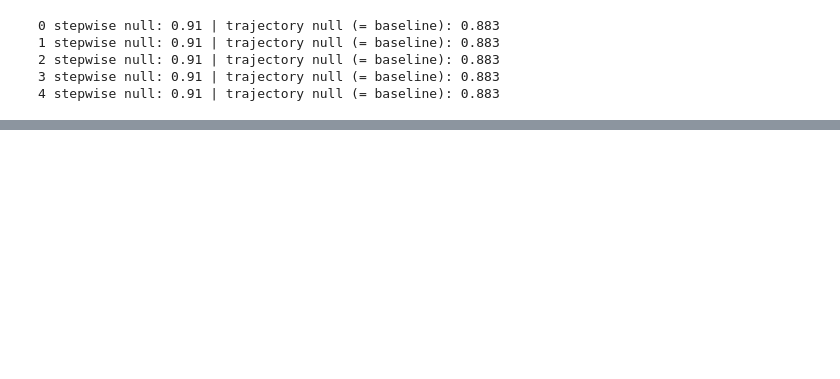
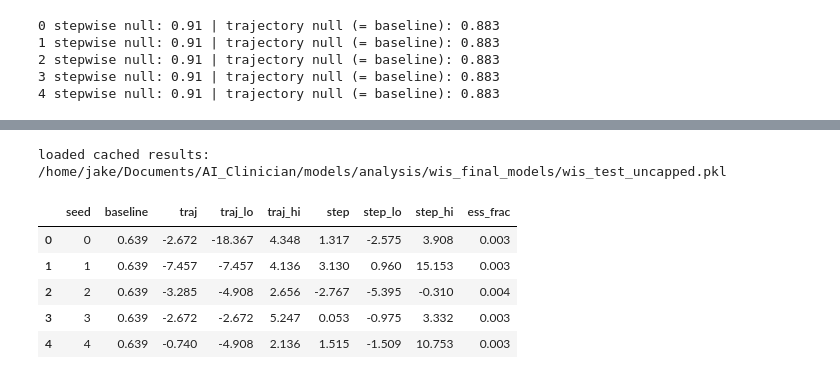
Before and after one commit to jakeormond/ai_clinician_pediatric_rl, a Jupyter notebook: src/rl/evaluate_wis.ipynb, the cells around one changed output, grey strips where cells are left out. Cells and saved outputs as stored; diff of their text form; code cells hidden in the pictures; blank space fills up the shorter version.

```diff
--- a/src/rl/evaluate_wis.ipynb
+++ b/src/rl/evaluate_wis.ipynb
@@ -289,0 +310,12 @@ cap 50
+# %%
+# Test set, run once: uncapped
+results_test = run_cached(None, split="test")
+display(wis_table(results_test))
+# %% [output]
+loaded cached results: /home/jake/Documents/AI_Clinician/models/analysis/wis_final_models/wis_test_uncapped.pkl
+|  | seed | baseline | traj | traj_lo | traj_hi | step | step_lo | step_hi | ess_frac |
+| 0 | 0 | 0.639 | -2.672 | -18.367 | 4.348 | 1.317 | -2.575 | 3.908 | 0.003 |
+| 1 | 1 | 0.639 | -7.457 | -7.457 | 4.136 | 3.130 | 0.960 | 15.153 | 0.003 |
+| 2 | 2 | 0.639 | -3.285 | -4.908 | 2.656 | -2.767 | -5.395 | -0.310 | 0.004 |
+| 3 | 3 | 0.639 | -2.672 | -2.672 | 5.247 | 0.053 | -0.975 | 3.332 | 0.003 |
+| 4 | 4 | 0.639 | -0.740 | -4.908 | 2.136 | 1.515 | -1.509 | 10.753 | 0.003 |
```
Also changed, not shown: parts of 7 cells of this notebook, 1 other file.
